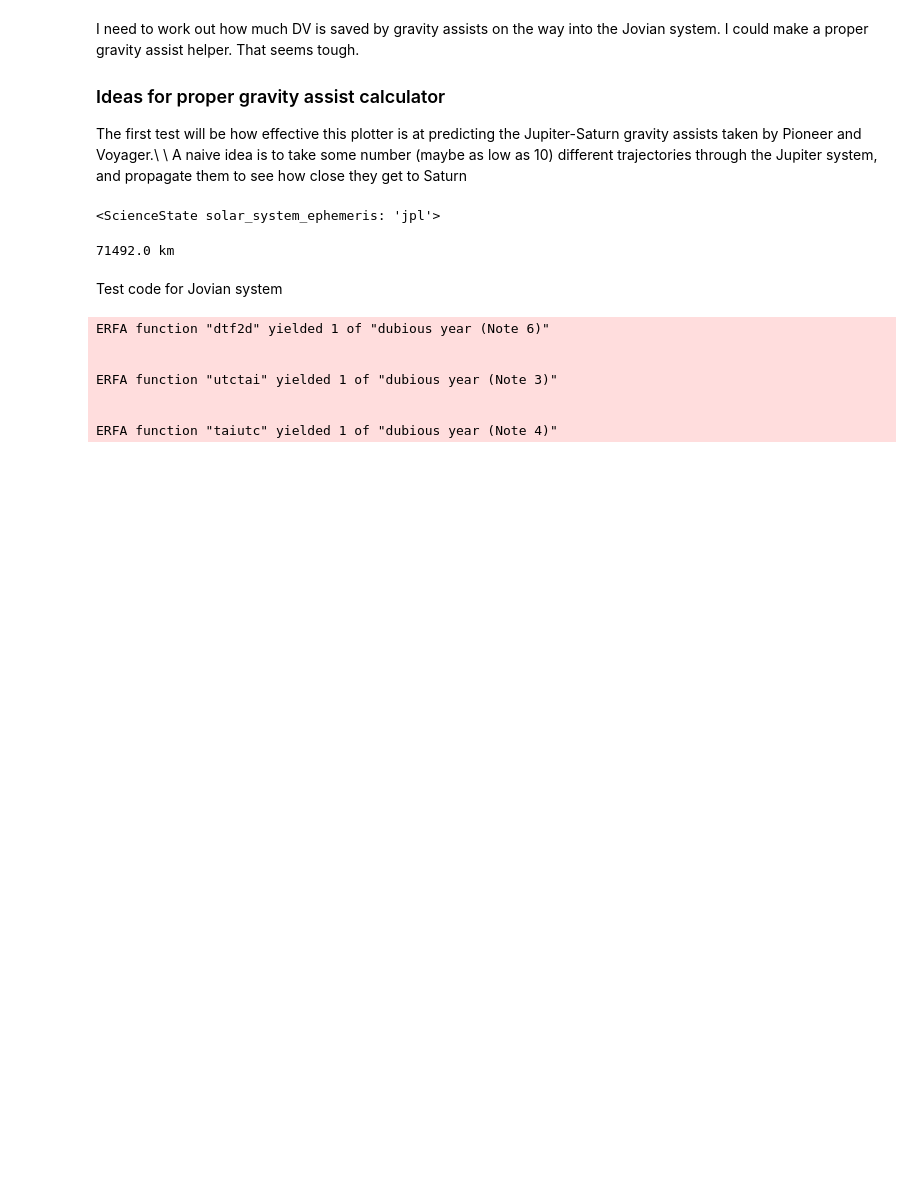
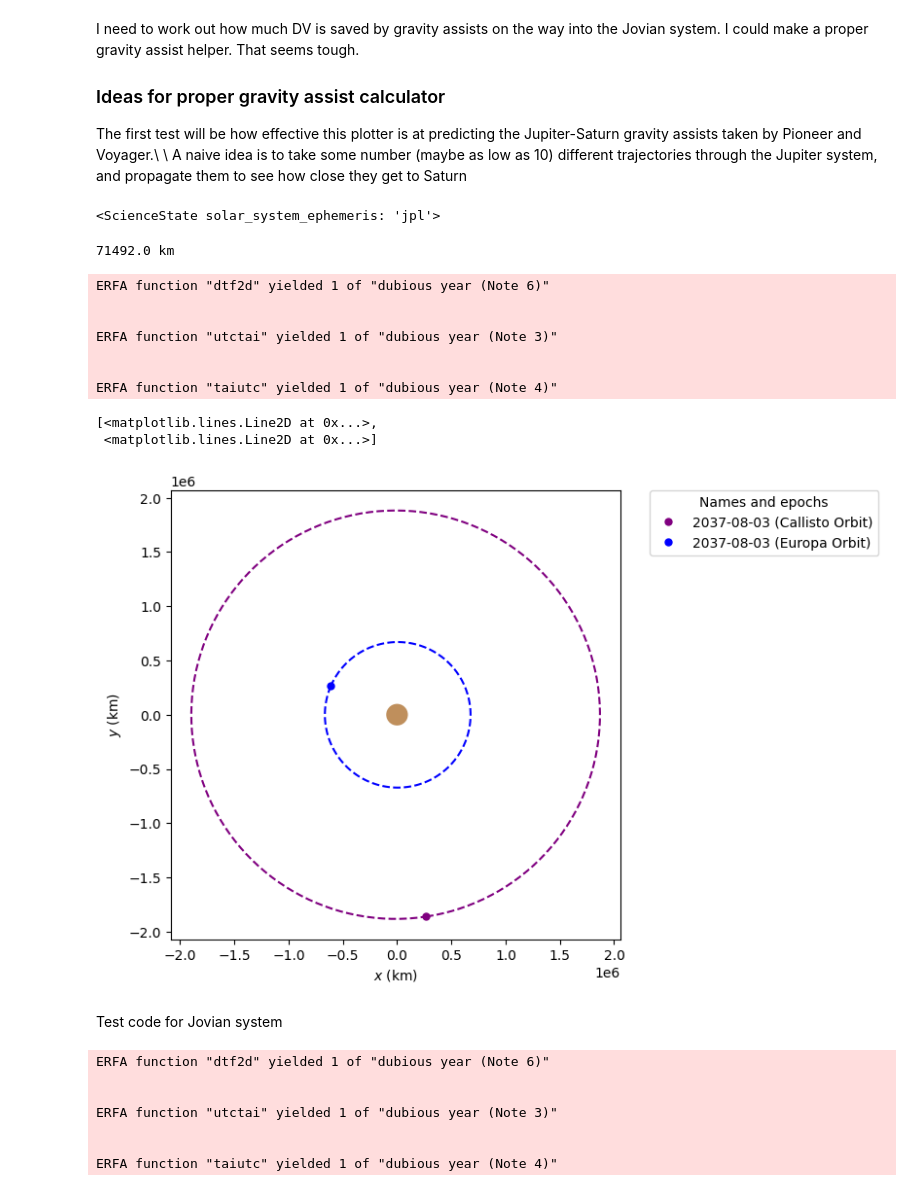
Before and after one commit to jackSN8/Starship_outer_planets_missions, a Jupyter notebook: jovian_orbit_testing.ipynb, the cells around one changed output. Cells and saved outputs as stored; diff of their text form; code cells hidden in the pictures; blank space fills up the shorter version.

```diff
--- a/jovian_orbit_testing.ipynb
+++ b/jovian_orbit_testing.ipynb
@@ -35,6 +35,43 @@ solar_system_ephemeris.set("jpl")
 print(Jupiter.R.to(u.km))
 # %% [output]
 71492.0 km
+# %%
+##Debugging orbit position;
+start_date= time.Time("2037-06-21 00:01", scale="utc").tdb
+end_date= time.Time("2038-09-21 00:01", scale="utc").tdb
+buffer=43*u.day
+epochs=time_range(start=start_date,end=end_date,periods=50)
+
+callisto_ephem = Ephem.from_horizons(504,epochs= epochs, attractor= Jupiter)#Callisto is 504
+callisto_orb_fake= Orbit.from_ephem(attractor=Jupiter,ephem=callisto_ephem,epoch=start_date+buffer)
+callisto_orb_real= Orbit.from_ephem(attractor=Jupiter,ephem=callisto_ephem,epoch=start_date)
+callisto_orb=callisto_orb_real.propagate(buffer)
+
+europa_ephem = Ephem.from_horizons(502,epochs= epochs, attractor= Jupiter)#Europa is 502
+europa_orb_fake= Orbit.from_ephem(attractor=Jupiter,ephem=europa_ephem,epoch=start_date+buffer)
+europa_orb_real= Orbit.from_ephem(attractor=Jupiter,ephem=europa_ephem,epoch=start_date)
+europa_orb=europa_orb_real.propagate(buffer)
+
+
+
+plotter = StaticOrbitPlotter()
+plotter.plot(callisto_orb, label="Callisto Orbit", color="purple")
+# plotter.plot(callisto_orb_real, label="Callisto Orbit - real", color="green")
+# plotter.plot(callisto_orb_fake, label="Callisto Orbit + buffer", color="orange")
+plotter.plot(europa_orb, label="Europa Orbit", color="blue")
+# plotter.plot(europa_orb_real, label="Europa Orbit - real", color="red")
+# plotter.plot(europa_orb_fake, label="Europa Orbit + buffer", color="pink")
+# %% [output]
+ERFA function "dtf2d" yielded 1 of "dubious year (Note 6)"
+
+
+ERFA function "utctai" yielded 1 of "dubious year (Note 3)"
+
+
+ERFA function "taiutc" yielded 1 of "dubious year (Note 4)"
+[<matplotlib.lines.Line2D at 0x...>,
+ <matplotlib.lines.Line2D at 0x...>]
+[figure, added]
 # %% [markdown]
 Test code for Jovian system
 # %%
```
Also changed, not shown: parts of 1 cell of this notebook, 2 other files.
